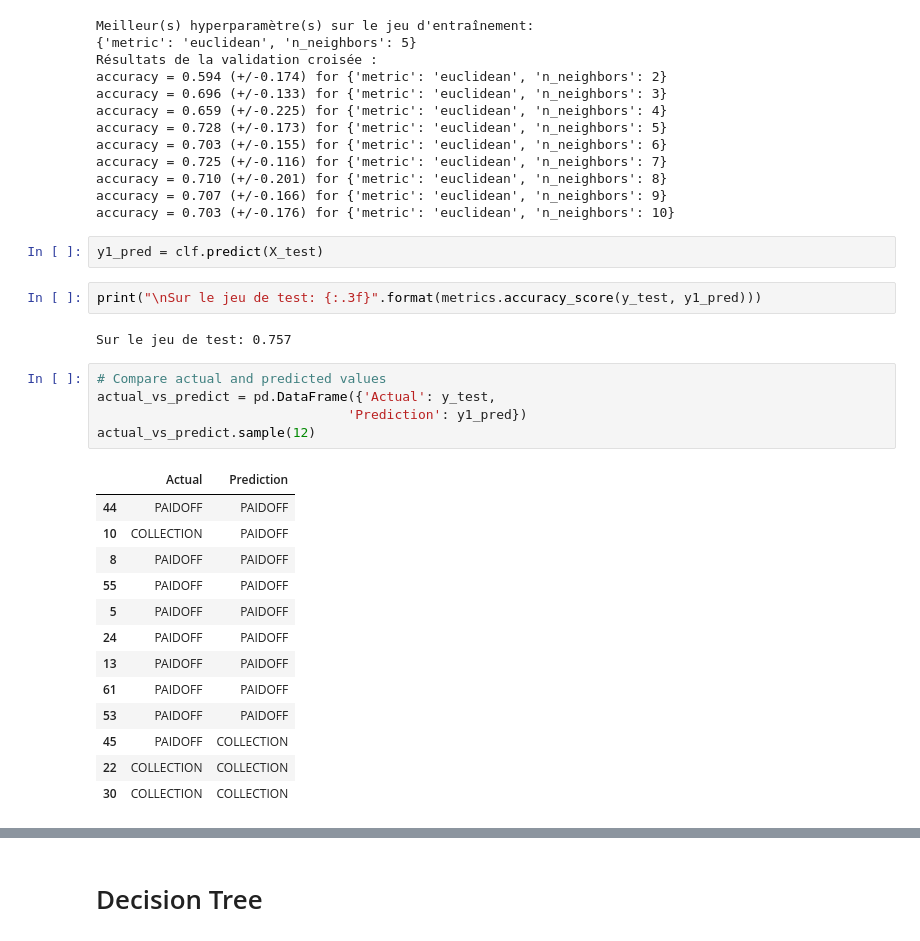
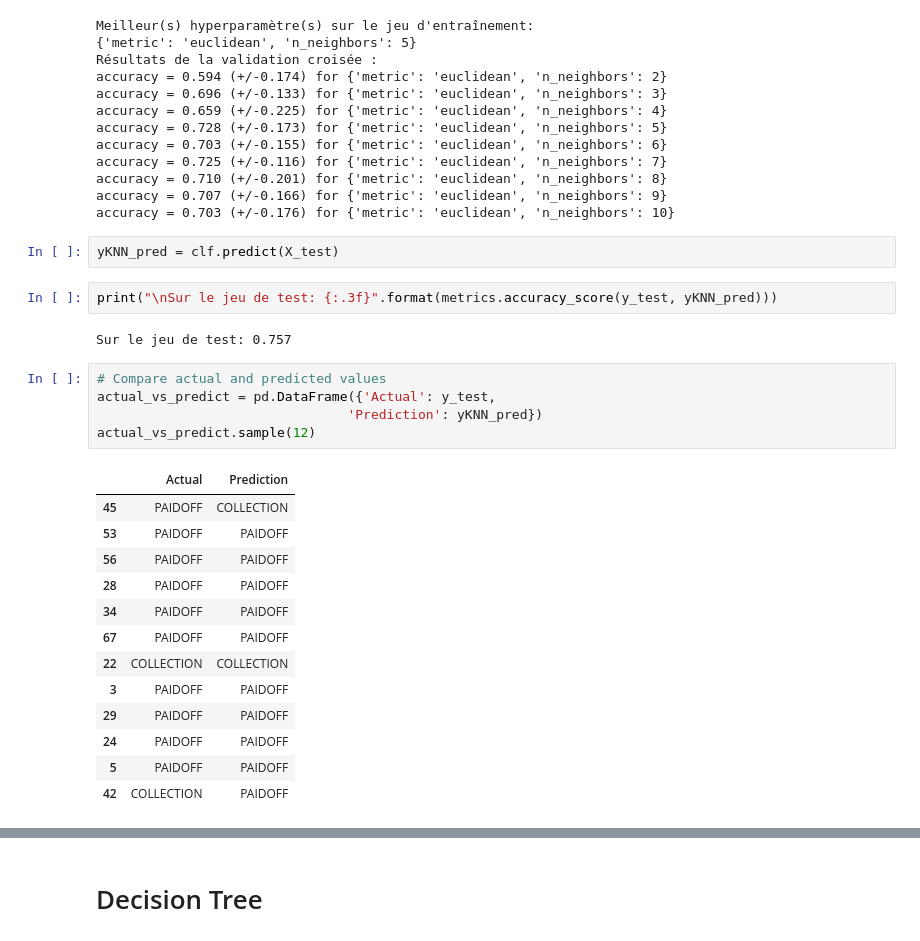
Before and after one commit to houssam-zouhri/coursera-mchine-learning-by-python, a Jupyter notebook: ML0101EN-Proj-Loan-py-v1.ipynb, the cells around one changed output, grey strips where cells are left out. Saved outputs shown, nothing was run; the diff lists cells and outputs as text.

```diff
--- a/ML0101EN-Proj-Loan-py-v1.ipynb
+++ b/ML0101EN-Proj-Loan-py-v1.ipynb
@@ -359,30 +359,30 @@ accuracy = 0.710 (+/-0.201) for {'metric': 'euclidean', 'n_neighbors': 8}
 accuracy = 0.707 (+/-0.166) for {'metric': 'euclidean', 'n_neighbors': 9}
 accuracy = 0.703 (+/-0.176) for {'metric': 'euclidean', 'n_neighbors': 10}
 # %%
-y1_pred = clf.predict(X_test)
+yKNN_pred = clf.predict(X_test)
 # %%
-print("\nSur le jeu de test: {:.3f}".format(metrics.accuracy_score(y_test, y1_pred)))
+print("\nSur le jeu de test: {:.3f}".format(metrics.accuracy_score(y_test, yKNN_pred)))
 # %% [output]
 Sur le jeu de test: 0.757
 # %%
 # Compare actual and predicted values
 actual_vs_predict = pd.DataFrame({'Actual': y_test,
-                                'Prediction': y1_pred})
+                                'Prediction': yKNN_pred})
 actual_vs_predict.sample(12)
 # %% [output]
 |  | Actual | Prediction |
-| 44 | PAIDOFF | PAIDOFF |
-| 10 | COLLECTION | PAIDOFF |
-| 8 | PAIDOFF | PAIDOFF |
-| 55 | PAIDOFF | PAIDOFF |
+| 45 | PAIDOFF | COLLECTION |
+| 53 | PAIDOFF | PAIDOFF |
+| 56 | PAIDOFF | PAIDOFF |
+| 28 | PAIDOFF | PAIDOFF |
+| 34 | PAIDOFF | PAIDOFF |
+| 67 | PAIDOFF | PAIDOFF |
+| 22 | COLLECTION | COLLECTION |
+| 3 | PAIDOFF | PAIDOFF |
+| 29 | PAIDOFF | PAIDOFF |
+| 24 | PAIDOFF | PAIDOFF |
 | 5 | PAIDOFF | PAIDOFF |
-| 24 | PAIDOFF | PAIDOFF |
-| 13 | PAIDOFF | PAIDOFF |
-| 61 | PAIDOFF | PAIDOFF |
-| 53 | PAIDOFF | PAIDOFF |
-| 45 | PAIDOFF | COLLECTION |
-| 22 | COLLECTION | COLLECTION |
-| 30 | COLLECTION | COLLECTION |
+| 42 | COLLECTION | PAIDOFF |
 # %%
 # Print the Confusion Matrix and slice it into four pieces
 
```
Also changed, not shown: parts of 24 cells of this notebook.
